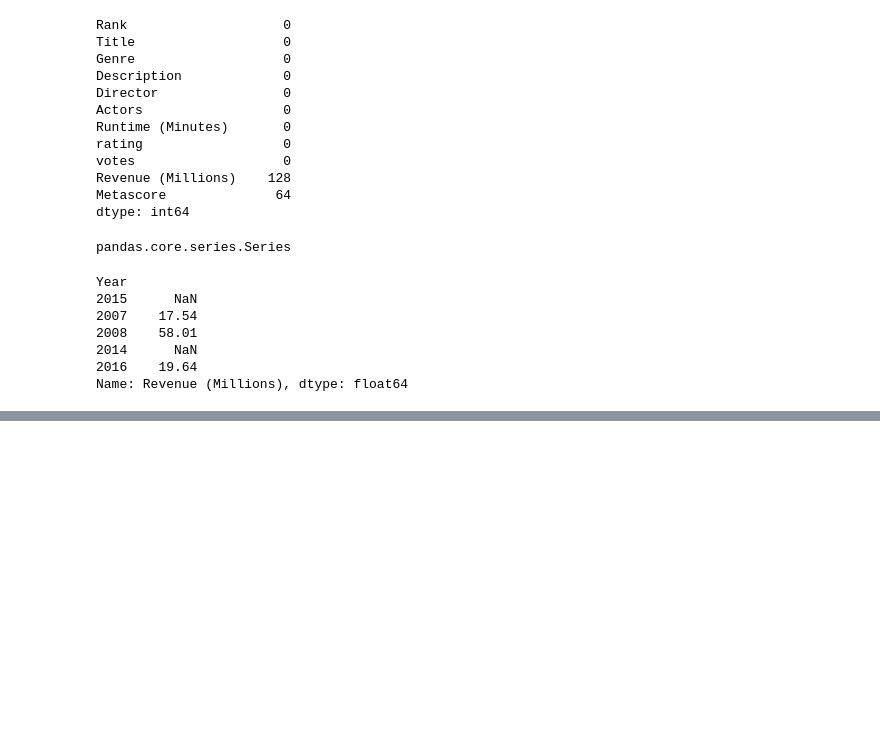
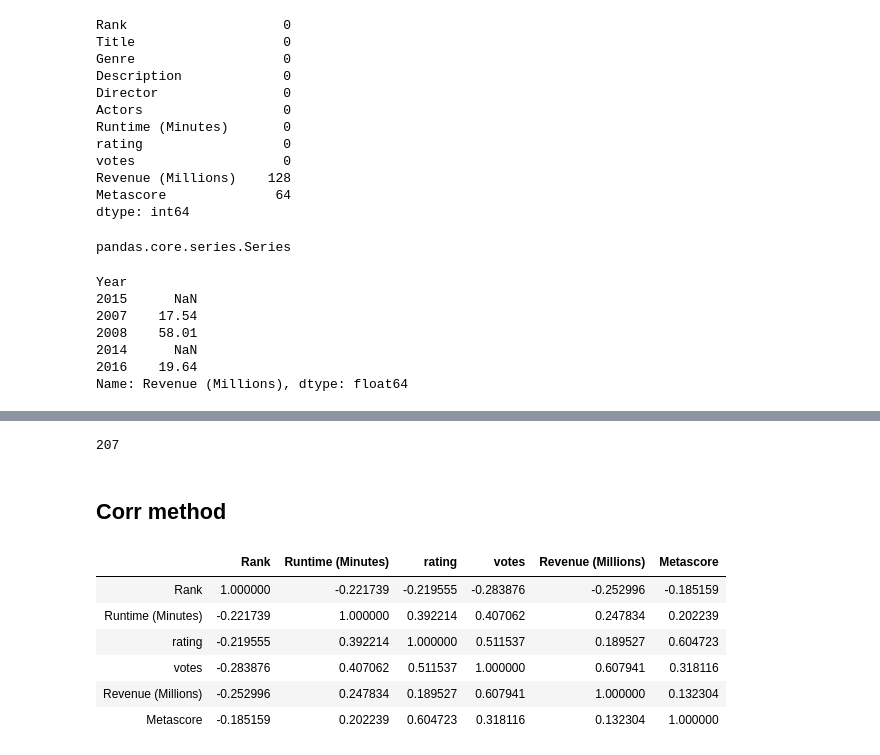
Before and after one commit to ElijahCoding/DataScience, a Jupyter notebook: AdvancedMachineLearning/Pandas/Tutorial.ipynb, the cells around one changed output, grey strips where cells are left out. Drawn from its saved outputs; the diff is of its cells as text; code cells hidden in the pictures; blank space fills up the shorter version.

```diff
--- a/AdvancedMachineLearning/Pandas/Tutorial.ipynb
+++ b/AdvancedMachineLearning/Pandas/Tutorial.ipynb
@@ -307,0 +368,6 @@ metascore = df['Metascore']
+# %%
+len(df['Genre'].unique())
+# %% [output]
+207
+# %% [markdown]
+## Corr method
@@ -307,0 +376,10 @@ metascore = df['Metascore']
+# %%
+corrmat
+# %% [output]
+|  | Rank | Runtime (Minutes) | rating | votes | Revenue (Millions) | Metascore |
+| Rank | 1.000000 | -0.221739 | -0.219555 | -0.283876 | -0.252996 | -0.185159 |
+| Runtime (Minutes) | -0.221739 | 1.000000 | 0.392214 | 0.407062 | 0.247834 | 0.202239 |
+| rating | -0.219555 | 0.392214 | 1.000000 | 0.511537 | 0.189527 | 0.604723 |
+| votes | -0.283876 | 0.407062 | 0.511537 | 1.000000 | 0.607941 | 0.318116 |
+| Revenue (Millions) | -0.252996 | 0.247834 | 0.189527 | 0.607941 | 1.000000 | 0.132304 |
+| Metascore | -0.185159 | 0.202239 | 0.604723 | 0.318116 | 0.132304 | 1.000000 |
```
Also changed, not shown: parts of 13 cells of this notebook.
